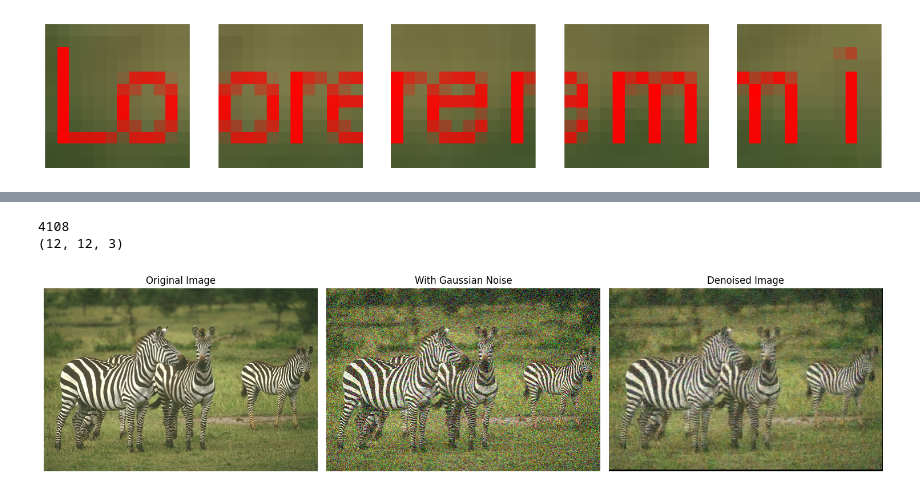
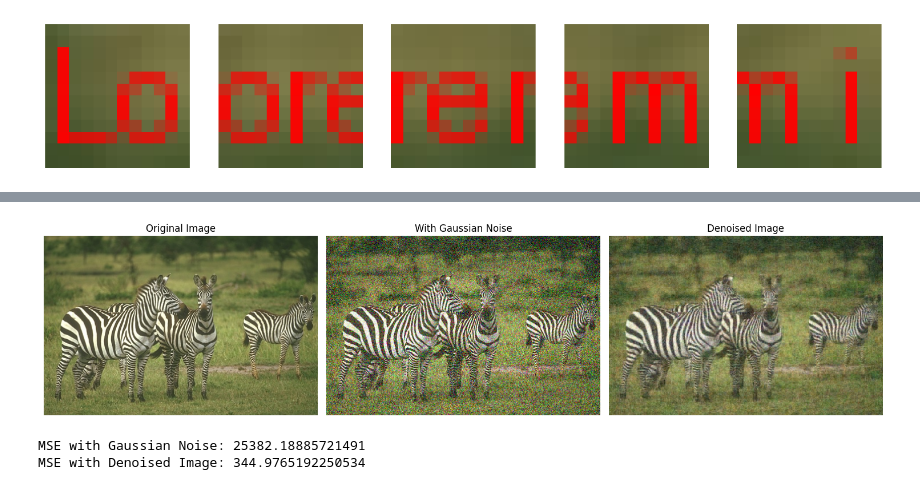
Before and after one commit to IAntoineV/Dictionary-Learning, a Jupyter notebook: src/experiments/berkeley_bis.ipynb, the cells around one changed output, grey strips where cells are left out. Cells and saved outputs as stored; diff of their text form; code cells hidden in the pictures.

```diff
--- a/src/experiments/berkeley_bis.ipynb
+++ b/src/experiments/berkeley_bis.ipynb
@@ -352,39 +386,42 @@ def reconstruct_from_patches(patches, image_shape, patch_size, stride):
 
     return np.clip(reconstructed_image.astype(np.int32), 0, 255)
 
 reconstructed_patches = []
 for noised_patch in patches_gaussian:
     patch = torch.tensor(noised_patch, dtype=torch.float32).permute(2, 0, 1)
     patch_flat = patch.flatten()
     mean = patch_flat.mean()
     std = patch_flat.std()
     if std > 0:
         patch_flat = (patch_flat - mean) / std
     reconstructed = patch_reconstruction(D, patch_flat, mean=float(mean), std=float(std), l1_penalty=l1_penalty, n_nonzero_coefs=10, omp=True)
     reconstructed_patches.append(np.clip(np.array(reconstructed).astype(np.int32), 0, 255))
 
-print(len(reconstructed_patches))
-print(reconstructed_patches[0].shape)
-
 denoised_image = reconstruct_from_patches(reconstructed_patches, img_gaussian.shape, patch_size, stride)
 
 fig, axes = plt.subplots(1, 3, figsize=(15, 5))
 
-axes[0].imshow(img)
+axes[0].imshow(img[:-10,:-5])
 axes[0].set_title("Original Image")
 axes[0].axis("off")
 
-axes[1].imshow(img_gaussian)
+axes[1].imshow(img_gaussian[:-10,:-5])
 axes[1].set_title("With Gaussian Noise")
 axes[1].axis("off")
 
-axes[2].imshow(denoised_image)
+axes[2].imshow(denoised_image[:-10,:-5])
 axes[2].set_title("Denoised Image")
 axes[2].axis("off")
 
 plt.tight_layout()
 plt.show()
+
+mse_noisy = np.mean((img[:-10, :-5] - img_gaussian[:-10, :-5]).astype(np.float64) ** 2)
+mse_denoised = np.mean((img[:-10, :-5] - denoised_image[:-10, :-5]).astype(np.float64) ** 2)
+
+print("MSE with Gaussian Noise:", mse_noisy)
+print("MSE with Denoised Image:", mse_denoised)
 # %% [output]
+[figure, new version]
-4108
-(12, 12, 3)
+MSE with Gaussian Noise: 25382.18885721491
+MSE with Denoised Image: 344.9765192250534
-[figure, old version]
```
Also changed, not shown: parts of 10 cells of this notebook.
